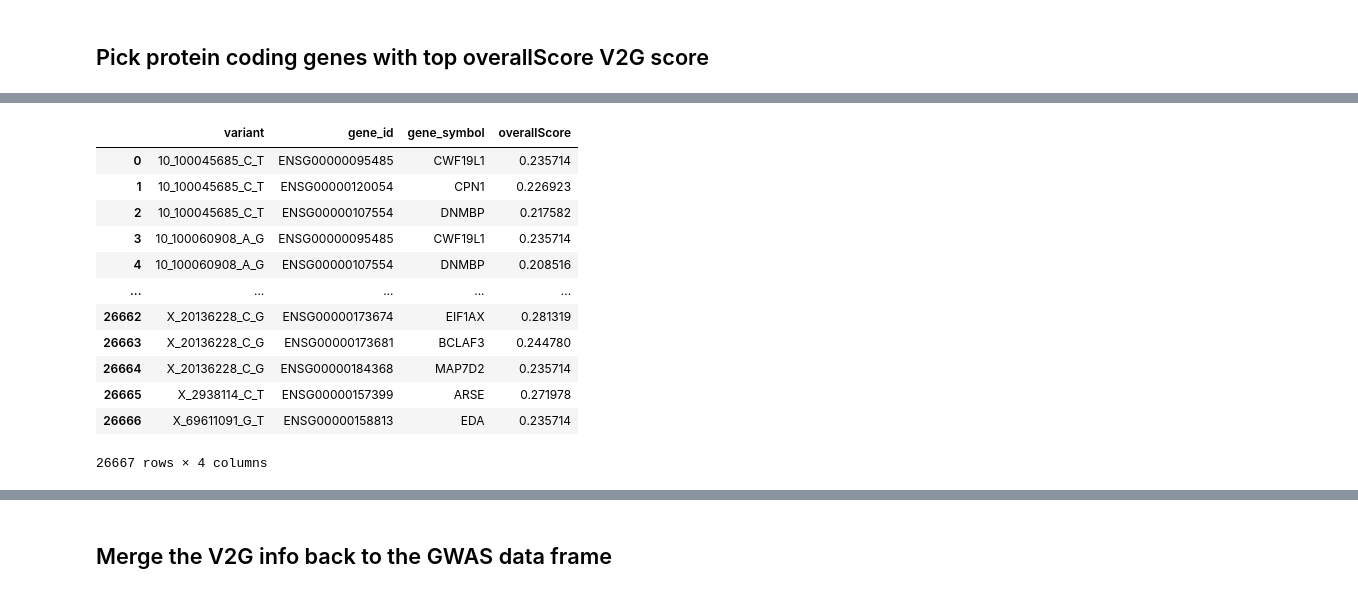
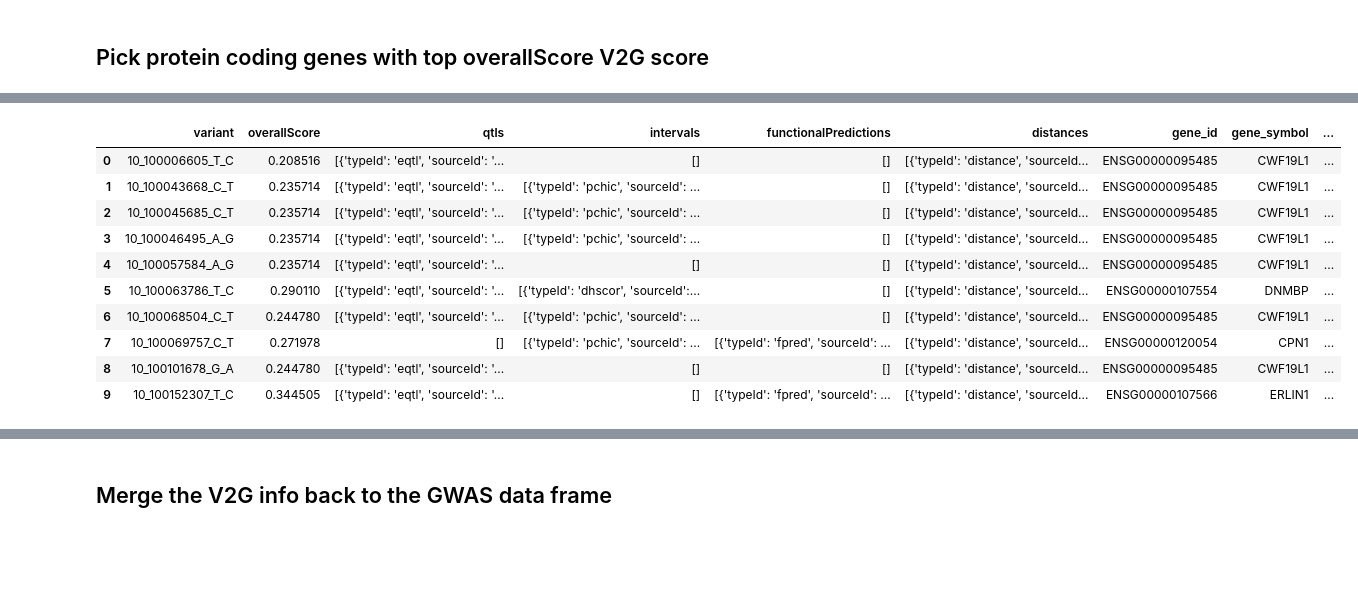
Before and after one commit to gokceneraslan/opentargets-genetics-python, a Jupyter notebook: 01-Add Missing GWAS from GWAS Catalog.ipynb, the cells around one changed output, grey strips where cells are left out. Saved outputs shown, nothing was run; the diff lists cells and outputs as text; code cells hidden in the pictures; blank space fills up the shorter version.

```diff
--- a/01-Add Missing GWAS from GWAS Catalog.ipynb
+++ b/01-Add Missing GWAS from GWAS Catalog.ipynb
@@ -208,4 +167,4 @@ otg_df
 ## Find V2G scores for mapped variants
 # %%
 variants = otg_df['id'].unique()
-variants_chunk = np.array_split(variants, len(variants)//10)
+variants_chunk = np.array_split(variants, len(variants)//8)
@@ -212,9 +173,10 @@ variants_chunk = np.array_split(variants, len(variants)//10)
 # %%
-variant_df = []
+variant_dfs = []
 
 for r in tqdm(variants_chunk):
-    variant_df.append(api.genes_for_variant(r))
+    variant_dfs.append(api.genes_for_variant(r))
+    time.sleep(0.03)
 # %%
-variant_df = pd.concat(variant_df, axis=0)
+variant_df = pd.concat(variant_dfs, axis=0)
 # %%
 variant_df.reset_index(drop=True, inplace=True)
@@ -357,17 +337,18 @@ v2g
+# %%
+# top gene with score >= 0.2 per locus
+idx = otg_genes[otg_genes.overallScore>0.2][['variant', 'overallScore']].groupby('variant')['overallScore'].nlargest(1).reset_index().level_1.values
 # %%
-v2g = otg_genes[otg_genes.overallScore>0.2][['variant', 'gene_id', 'gene_symbol', 'overallScore']].reset_index(drop=True)
-v2g
+v2g = otg_genes.loc[idx].reset_index(drop=True)
+v2g.head(10)
 # %% [output]
-|  | variant | gene_id | gene_symbol | overallScore |
-| 0 | 10_100045685_C_T | ENSG00000095485 | CWF19L1 | 0.235714 |
-| 1 | 10_100045685_C_T | ENSG00000120054 | CPN1 | 0.226923 |
-| 2 | 10_100045685_C_T | ENSG00000107554 | DNMBP | 0.217582 |
-| 3 | 10_100060908_A_G | ENSG00000095485 | CWF19L1 | 0.235714 |
-| 4 | 10_100060908_A_G | ENSG00000107554 | DNMBP | 0.208516 |
-| ... | ... | ... | ... | ... |
-| 26662 | X_20136228_C_G | ENSG00000173674 | EIF1AX | 0.281319 |
-| 26663 | X_20136228_C_G | ENSG00000173681 | BCLAF3 | 0.244780 |
-| 26664 | X_20136228_C_G | ENSG00000184368 | MAP7D2 | 0.235714 |
-| 26665 | X_2938114_C_T | ENSG00000157399 | ARSE | 0.271978 |
-| 26666 | X_69611091_G_T | ENSG00000158813 | EDA | 0.235714 |
+|  | variant | overallScore | qtls | intervals | functionalPredictions | distances | gene_id | gene_symbol | ... |
+| 0 | 10_100006605_T_C | 0.208516 | [{'typeId': 'eqtl', 'sourceId': '... | [] | [] | [{'typeId': 'distance', 'sourceId... | ENSG00000095485 | CWF19L1 | ... |
+| 1 | 10_100043668_C_T | 0.235714 | [{'typeId': 'eqtl', 'sourceId': '... | [{'typeId': 'pchic', 'sourceId': ... | [] | [{'typeId': 'distance', 'sourceId... | ENSG00000095485 | CWF19L1 | ... |
+| 2 | 10_100045685_C_T | 0.235714 | [{'typeId': 'eqtl', 'sourceId': '... | [{'typeId': 'pchic', 'sourceId': ... | [] | [{'typeId': 'distance', 'sourceId... | ENSG00000095485 | CWF19L1 | ... |
+| 3 | 10_100046495_A_G | 0.235714 | [{'typeId': 'eqtl', 'sourceId': '... | [{'typeId': 'pchic', 'sourceId': ... | [] | [{'typeId': 'distance', 'sourceId... | ENSG00000095485 | CWF19L1 | ... |
+| 4 | 10_100057584_A_G | 0.235714 | [{'typeId': 'eqtl', 'sourceId': '... | [] | [] | [{'typeId': 'distance', 'sourceId... | ENSG00000095485 | CWF19L1 | ... |
+| 5 | 10_100063786_T_C | 0.290110 | [{'typeId': 'eqtl', 'sourceId': '... | [{'typeId': 'dhscor', 'sourceId':... | [] | [{'typeId': 'distance', 'sourceId... | ENSG00000107554 | DNMBP | ... |
+| 6 | 10_100068504_C_T | 0.244780 | [{'typeId': 'eqtl', 'sourceId': '... | [{'typeId': 'pchic', 'sourceId': ... | [] | [{'typeId': 'distance', 'sourceId... | ENSG00000095485 | CWF19L1 | ... |
+| 7 | 10_100069757_C_T | 0.271978 | [] | [{'typeId': 'pchic', 'sourceId': ... | [{'typeId': 'fpred', 'sourceId': ... | [{'typeId': 'distance', 'sourceId... | ENSG00000120054 | CPN1 | ... |
+| 8 | 10_100101678_G_A | 0.244780 | [{'typeId': 'eqtl', 'sourceId': '... | [] | [] | [{'typeId': 'distance', 'sourceId... | ENSG00000095485 | CWF19L1 | ... |
+| 9 | 10_100152307_T_C | 0.344505 | [{'typeId': 'eqtl', 'sourceId': '... | [] | [{'typeId': 'fpred', 'sourceId': ... | [{'typeId': 'distance', 'sourceId... | ENSG00000107566 | ERLIN1 | ... |
-26667 rows × 4 columns
```
Also changed, not shown: parts of 49 cells of this notebook, 2 other files.
